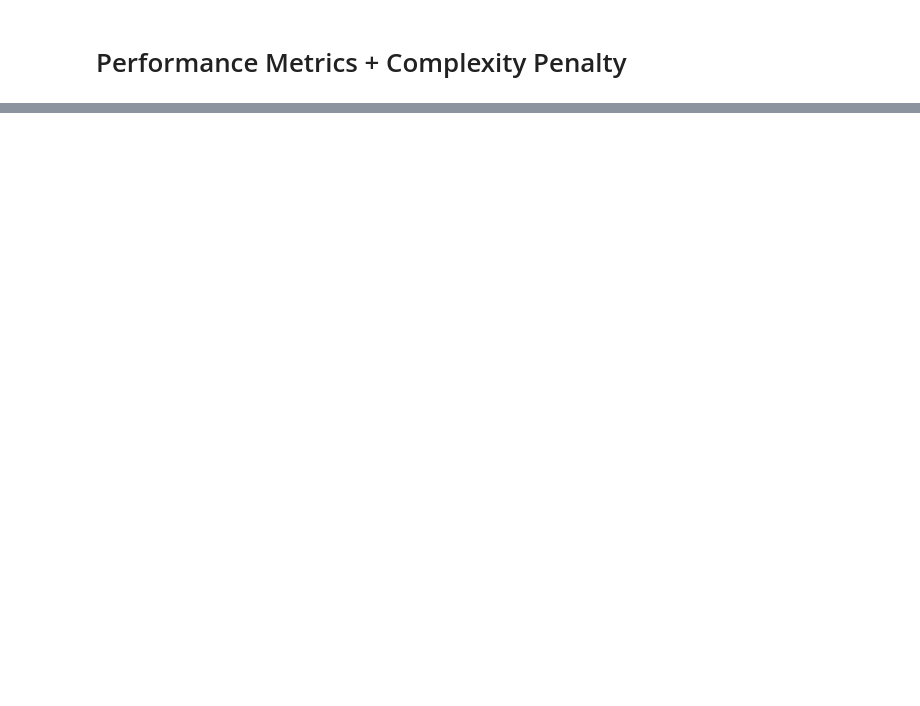
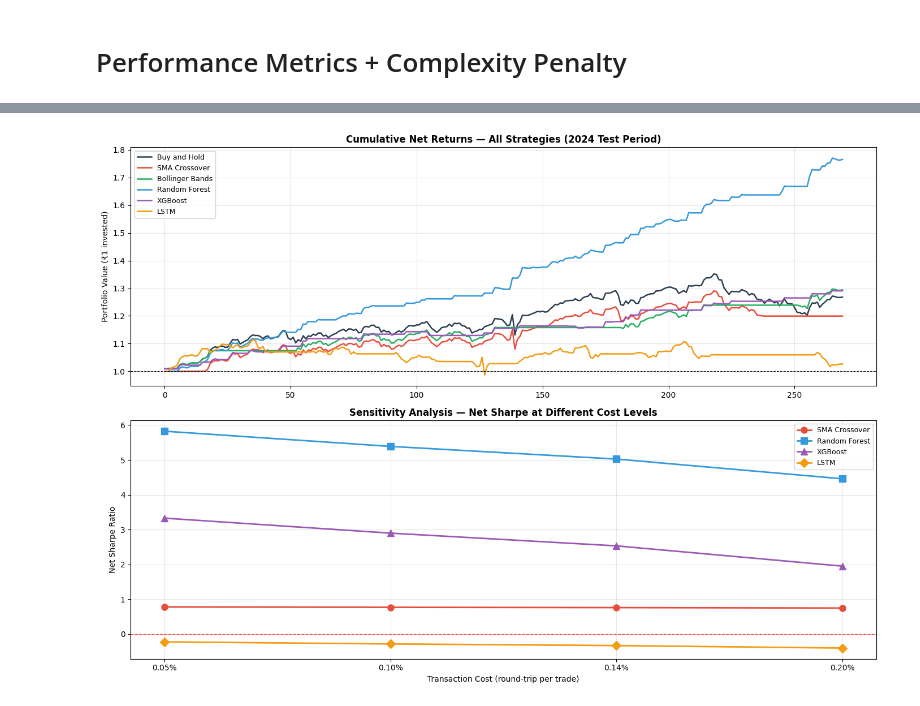
Before and after one commit to sachin23-an/the-complexity-trap, a Jupyter notebook: The_Complexity_Trap_NIFTY50_Research.ipynb, the cells around one changed output, grey strips where cells are left out. Saved outputs shown, nothing was run; the diff lists cells and outputs as text; code cells hidden in the pictures; blank space fills up the shorter version.

```diff
--- a/The_Complexity_Trap_NIFTY50_Research.ipynb
+++ b/The_Complexity_Trap_NIFTY50_Research.ipynb
@@ -607,0 +680,86 @@ LSTM                 -0.09   -0.16     4.3%     3.5%    -9.4%       12   0.91%
+# %%
+# ============================================
+# CHART 2: CUMULATIVE RETURNS — ALL STRATEGIES
+# ============================================
+
+fig, axes = plt.subplots(2, 1, figsize=(14, 10))
+
+# Align all to same length for plotting
+min_len = min(len(bnh_test_ret), len(sma_test_ret),
+              len(bb_test_ret), len(rf_test_ret),
+              len(xgb_test_ret), len(lstm_test_ret))
+
+strategy_returns = {
+    'Buy and Hold': pd.Series(bnh_net.values[:min_len]),
+    'SMA Crossover': pd.Series(sma_net.values[:min_len]),
+    'Bollinger Bands': pd.Series(bb_net.values[:min_len]),
+    'Random Forest': pd.Series(rf_net.values[:min_len]),
+    'XGBoost': pd.Series(xgb_net.values[:min_len]),
+    'LSTM': pd.Series(lstm_net.values[:min_len]),
+}
+
+colors_map = {
+    'Buy and Hold': '#2C3E50',
+    'SMA Crossover': '#E74C3C',
+    'Bollinger Bands': '#27AE60',
+    'Random Forest': '#3498DB',
+    'XGBoost': '#9B59B6',
+    'LSTM': '#F39C12'
+}
+
+# Top: Net cumulative returns
+for name, ret in strategy_returns.items():
+    cumret = (1 + ret).cumprod()
+    axes[0].plot(cumret.values, label=name,
+                 color=colors_map[name], linewidth=1.8)
+
+axes[0].set_title('Cumulative Net Returns — All Strategies (2024 Test Period)',
+                   fontsize=12, fontweight='bold')
+axes[0].set_ylabel('Portfolio Value (₹1 invested)')
+axes[0].legend(fontsize=9, loc='upper left')
+axes[0].grid(True, alpha=0.3)
+axes[0].axhline(y=1, color='black', linestyle='--', linewidth=0.8)
+
+# Bottom: Sensitivity analysis
+cost_levels = [0.0005, 0.001, 0.0014, 0.002]
+cost_labels = ['0.05%', '0.10%', '0.14%', '0.20%']
+sma_sharpes_at_costs = []
+rf_sharpes_at_costs = []
+xgb_sharpes_at_costs = []
+lstm_sharpes_at_costs = []
+
+for cost in cost_levels:
+    sma_n, _ = apply_costs(sma_test_ret, sma_test_signals, cost)
+    rf_n, _ = apply_costs(rf_test_ret, rf_signals, cost)
+    xgb_n, _ = apply_costs(xgb_test_ret, xgb_signals, cost)
+    lstm_n, _ = apply_costs(lstm_test_ret, lstm_signals, cost)
+    sma_sharpes_at_costs.append(sharpe(pd.Series(sma_n)))
+    rf_sharpes_at_costs.append(sharpe(pd.Series(rf_n)))
+    xgb_sharpes_at_costs.append(sharpe(pd.Series(xgb_n)))
+    lstm_sharpes_at_costs.append(sharpe(pd.Series(lstm_n)))
+
+x_costs = np.arange(len(cost_labels))
+axes[1].plot(x_costs, sma_sharpes_at_costs, 'o-',
+             color='#E74C3C', linewidth=2, label='SMA Crossover', markersize=8)
+axes[1].plot(x_costs, rf_sharpes_at_costs, 's-',
+             color='#3498DB', linewidth=2, label='Random Forest', markersize=8)
+axes[1].plot(x_costs, xgb_sharpes_at_costs, '^-',
+             color='#9B59B6', linewidth=2, label='XGBoost', markersize=8)
+axes[1].plot(x_costs, lstm_sharpes_at_costs, 'D-',
+             color='#F39C12', linewidth=2, label='LSTM', markersize=8)
+axes[1].set_title('Sensitivity Analysis — Net Sharpe at Different Cost Levels',
+                   fontsize=12, fontweight='bold')
+axes[1].set_xlabel('Transaction Cost (round-trip per trade)')
+axes[1].set_ylabel('Net Sharpe Ratio')
+axes[1].set_xticks(x_costs)
+axes[1].set_xticklabels(cost_labels)
+axes[1].axhline(y=0, color='red', linestyle='--', linewidth=1, alpha=0.7)
+axes[1].legend(fontsize=9)
+axes[1].grid(True, alpha=0.3)
+
+plt.tight_layout()
+plt.savefig('cumulative_returns_sensitivity.png', dpi=150, bbox_inches='tight')
+plt.show()
+print("Chart 2 saved: cumulative_returns_sensitivity.png")
+# %% [output]
+[figure, added]
```
Also changed, not shown: parts of 7 cells of this notebook.
